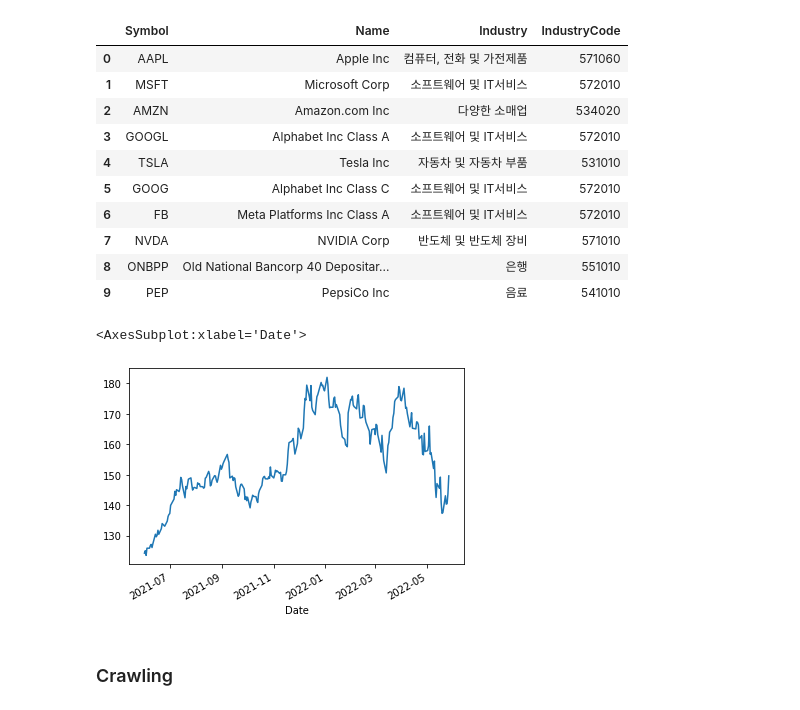
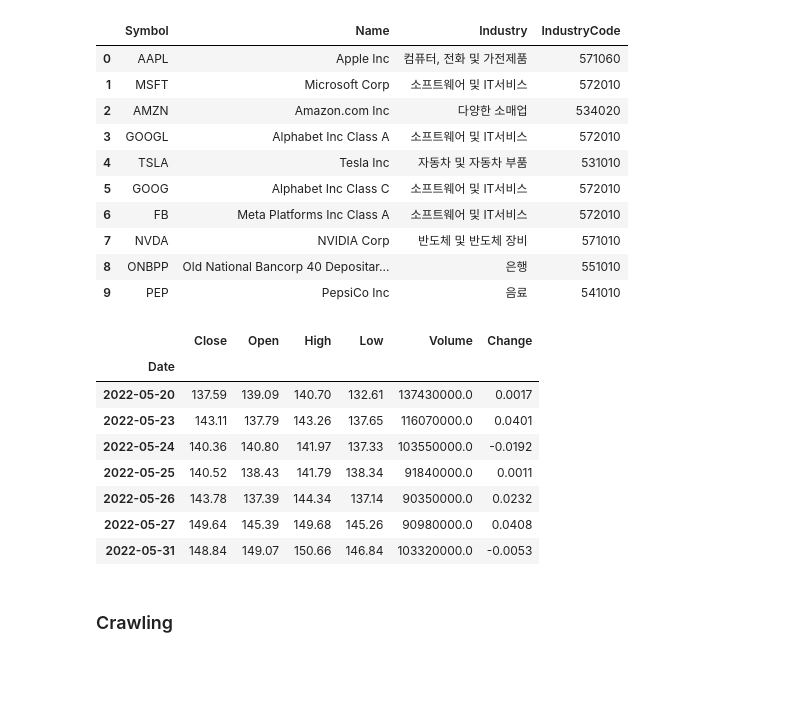
Before and after one commit to enter1994/STOCK2022, a Jupyter notebook: crawling_yahoofinance.ipynb, the cells around one changed output. Drawn from its saved outputs; the diff is of its cells as text; code cells hidden in the pictures; blank space fills up the shorter version.

```diff
--- a/crawling_yahoofinance.ipynb
+++ b/crawling_yahoofinance.ipynb
@@ -10,5 +14,5 @@ import time, datetime
 # %% [markdown]
 ### STOCK List&Chart
 # %%
-start = '2021.05.30'
-end = '2022.05.29'
+start = '2022.05.20'
+end = '2022.05.31'
@@ -30,10 +62,20 @@ dr_krx[:10]
 | 9 | PEP | PepsiCo Inc | 음료 | 541010 |
 # %%
 df = fdr.DataReader('AAPL', start, end)
-df['Close'].plot()
+
+#df['Close'].plot()
-# %% [output]
-<AxesSubplot:xlabel='Date'>
-[figure, removed]
+# %%
+df
+# %% [output]
+|  | Close | Open | High | Low | Volume | Change |
+| Date |  |  |  |  |  |  |
+| 2022-05-20 | 137.59 | 139.09 | 140.70 | 132.61 | 137430000.0 | 0.0017 |
+| 2022-05-23 | 143.11 | 137.79 | 143.26 | 137.65 | 116070000.0 | 0.0401 |
+| 2022-05-24 | 140.36 | 140.80 | 141.97 | 137.33 | 103550000.0 | -0.0192 |
+| 2022-05-25 | 140.52 | 138.43 | 141.79 | 138.34 | 91840000.0 | 0.0011 |
+| 2022-05-26 | 143.78 | 137.39 | 144.34 | 137.14 | 90350000.0 | 0.0232 |
+| 2022-05-27 | 149.64 | 145.39 | 149.68 | 145.26 | 90980000.0 | 0.0408 |
+| 2022-05-31 | 148.84 | 149.07 | 150.66 | 146.84 | 103320000.0 | -0.0053 |
 # %% [markdown]
 ### Crawling
 # %%
```
Also changed, not shown: parts of 12 cells of this notebook, 26 other files.
